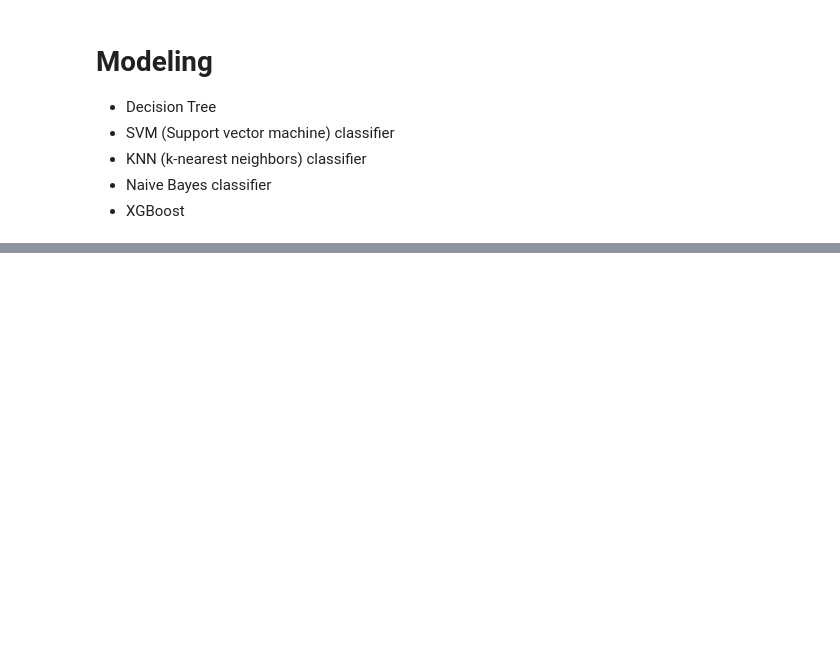
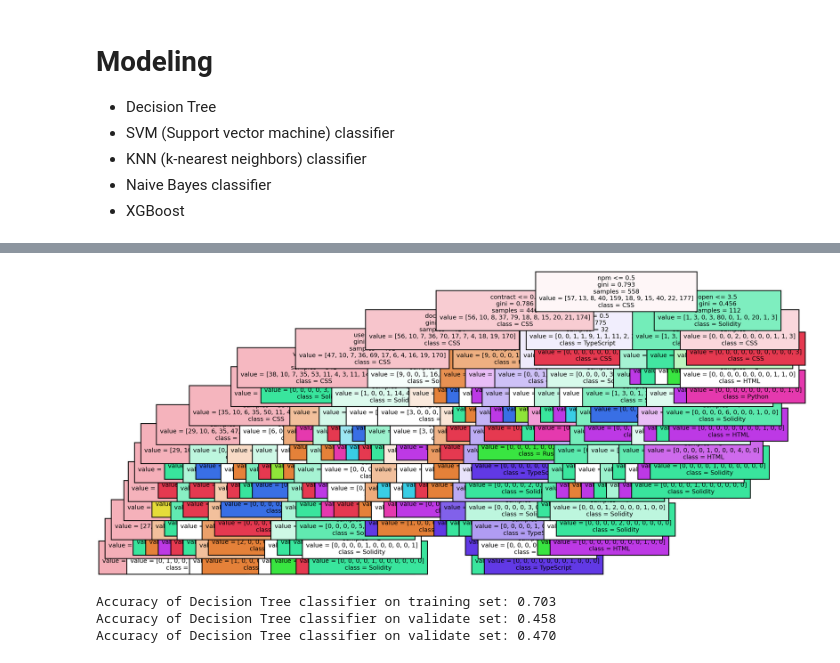
Before and after one commit to MBM-nlp/github_classification_project, a Jupyter notebook: modeling.ipynb, the cells around one changed output, grey strips where cells are left out. Drawn from its saved outputs; the diff is of its cells as text; code cells hidden in the pictures; blank space fills up the shorter version.

```diff
--- a/modeling.ipynb
+++ b/modeling.ipynb
@@ -52,0 +246,28 @@ import prepare
+# %%
+# Create the tree
+tree = DecisionTreeClassifier(max_depth=14, random_state=123)
+
+# Fit the model on train
+tree = tree.fit(X_train_a, y_train)
+
+# Use the model
+# We'll evaluate the model's performance on train, first
+y_predictions = tree.predict(X_train_a)
+# %%
+# Visualizing the tree
+fig, ax = plt.subplots(figsize=(12,6), dpi = 300)
+plot_tree(tree, feature_names=X_train_a.columns, class_names=y_train.unique(), filled=True, fontsize=7)
+plt.show()
+# %% [output]
+[figure, added]
+# %%
+print('Accuracy of Decision Tree classifier on training set: {:.3f}'
+      .format(tree.score(X_train_a, y_train)))
+print('Accuracy of Decision Tree classifier on validate set: {:.3f}'
+      .format(tree.score(X_validate_a, y_validate)))
+print('Accuracy of Decision Tree classifier on validate set: {:.3f}'
+      .format(tree.score(X_test_a, y_test)))
+# %% [output]
+Accuracy of Decision Tree classifier on training set: 0.703
+Accuracy of Decision Tree classifier on validate set: 0.458
+Accuracy of Decision Tree classifier on validate set: 0.470
```
Also changed, not shown: parts of 60 cells of this notebook.
